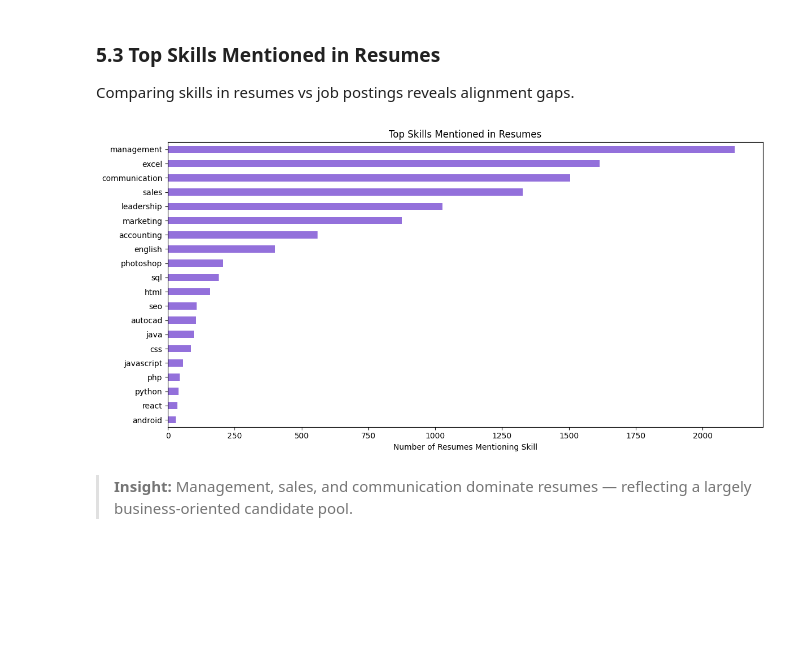
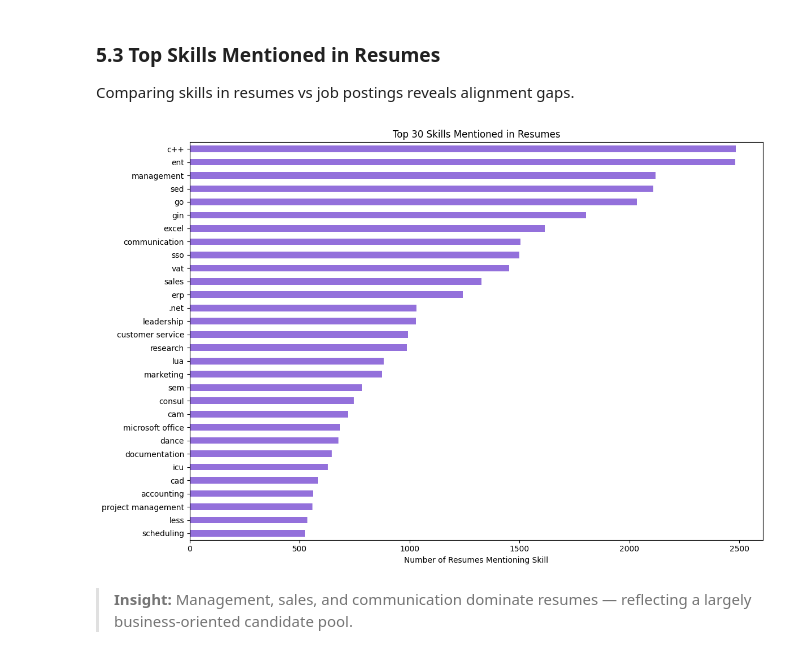
Before and after one commit to Physcopathh/job-recommender-nlp-ml, a Jupyter notebook: project.ipynb, the cells around one changed output. Drawn from its saved outputs; the diff is of its cells as text; code cells hidden in the pictures; blank space fills up the shorter version.

```diff
--- a/project.ipynb
+++ b/project.ipynb
@@ -146,8 +491,8 @@ Rows after deduplication: 5298
 ### 2.5 Normalize Department & Job Name Columns
 Standardize "Job" vs "Jobs" inconsistency across Department and Job Name.
 # %%
-df['Department'] = df['Department'].str.replace(r'\bJobs?\b', 'Jobs', regex=True)
-df['Job Name']   = df['Job Name'].str.replace(r'\bJobs?\b', 'Jobs', regex=True)
+df['Department'] = df['Department'].str.replace(r'\bJobs?\b', '', regex=True)
+df['Job Name']   = df['Job Name'].str.replace(r'\bJobs?\b', '', regex=True)
 print(df['Department'].value_counts().head(10))
 # %% [output]
 Department
@@ -384,22 +729,17 @@ Extracting the most frequently mentioned skills/keywords.
 # %%
 from collections import Counter
 
-# Define skills to look for
-skills = ['python', 'excel', 'sql', 'communication', 'java', 'php',
-          'javascript', 'management', 'sales', 'marketing', 'react',
-          'laravel', 'wordpress', 'accounting', 'english', 'leadership',
-          'css', 'html', 'android', 'seo', 'photoshop', 'autocad']
-
 skill_counts = {}
-for skill in skills:
+for skill in SKILLS:
     count = df['Job Description'].str.contains(skill, case=False, na=False).sum()
     skill_counts[skill] = count
 
-skill_series = pd.Series(skill_counts).sort_values(ascending=False)
+skill_series = pd.Series(skill_counts)
+skill_series = skill_series[skill_series > 0].sort_values(ascending=False).head(30)
 
-plt.figure(figsize=(12,6))
+plt.figure(figsize=(12,8))
 skill_series.sort_values().plot(kind='barh', color='mediumpurple')
-plt.title('Most In-Demand Skills in Job Descriptions')
+plt.title('Top 30 In-Demand Skills in Job Descriptions')
 plt.xlabel('Number of Job Postings Mentioning Skill')
 plt.tight_layout()
 plt.show()
@@ -587,26 +927,22 @@ with a mean of ~817 words. The max of 5175 indicates some very detailed resumes.
 ### 5.3 Top Skills Mentioned in Resumes
 Comparing skills in resumes vs job postings reveals alignment gaps.
 # %%
-skills = ['python', 'excel', 'sql', 'communication', 'java', 'php',
-          'javascript', 'management', 'sales', 'marketing', 'react',
-          'leadership', 'accounting', 'english', 'css', 'html',
-          'android', 'seo', 'photoshop', 'autocad']
-
 resume_skill_counts = {}
-for skill in skills:
+for skill in SKILLS:
     count = resume_df['Resume_clean'].str.contains(skill, case=False, na=False).sum()
     resume_skill_counts[skill] = count
 
-resume_skills = pd.Series(resume_skill_counts).sort_values(ascending=False)
+resume_skill_series = pd.Series(resume_skill_counts)
+resume_skill_series = resume_skill_series[resume_skill_series > 0].sort_values(ascending=False).head(30)
 
-plt.figure(figsize=(12,6))
-resume_skills.sort_values().plot(kind='barh', color='mediumpurple')
-plt.title('Top Skills Mentioned in Resumes')
+plt.figure(figsize=(12,8))
+resume_skill_series.sort_values().plot(kind='barh', color='mediumpurple')
+plt.title('Top 30 Skills Mentioned in Resumes')
 plt.xlabel('Number of Resumes Mentioning Skill')
 plt.tight_layout()
 plt.show()
 # %% [output]
-[figure, old version]
+[figure, new version]
 # %% [markdown]
 > **Insight:** Management, sales, and communication dominate resumes —
 reflecting a largely business-oriented candidate pool.
```
Also changed, not shown: parts of 52 cells of this notebook, 1 other file.
